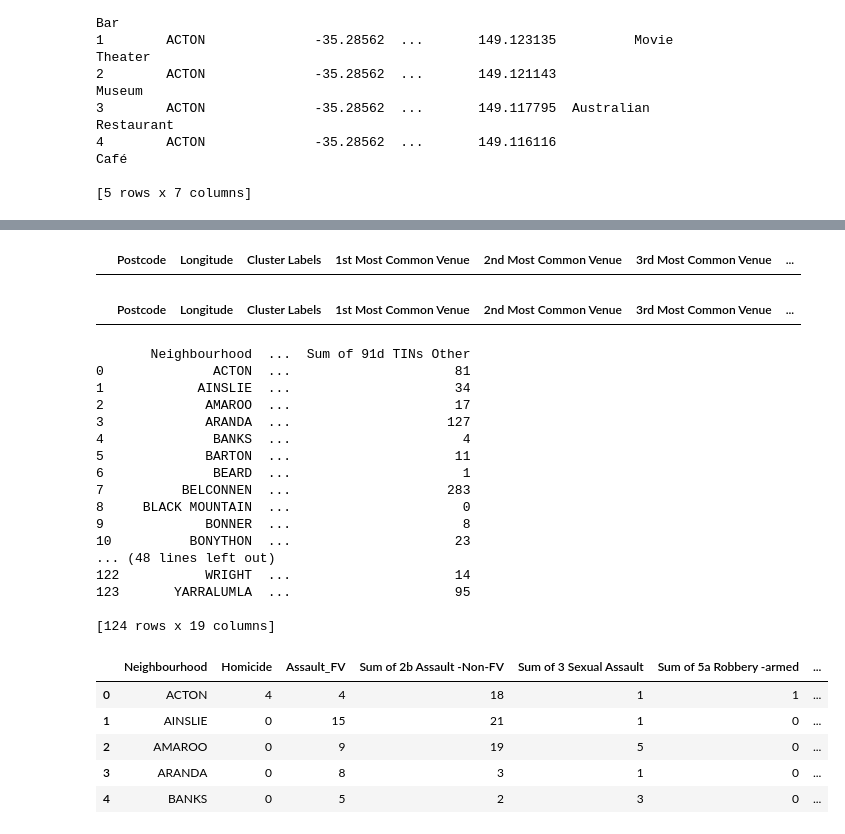
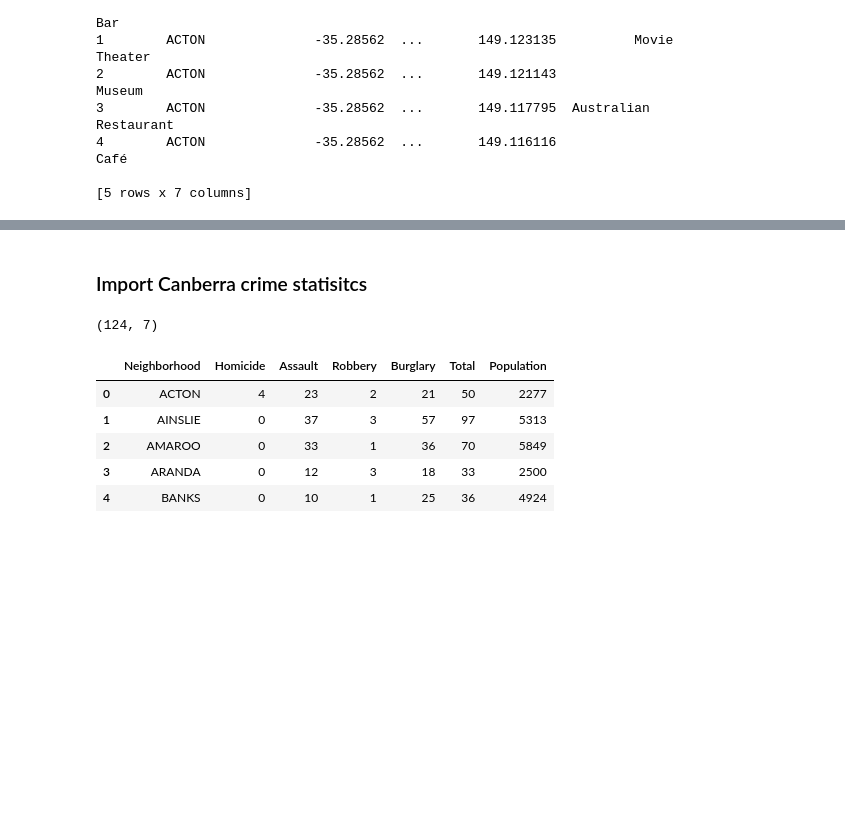
Before and after one commit to MaguireMaName/Coursera_Capstone, a Jupyter notebook: The_Battle_of_Neighborhoods.ipynb, the cells around one changed output, grey strips where cells are left out. Cells and saved outputs as stored; diff of their text form; code cells hidden in the pictures; blank space fills up the shorter version.

```diff
--- a/The_Battle_of_Neighborhoods.ipynb
+++ b/The_Battle_of_Neighborhoods.ipynb
@@ -432,40 +441,16 @@ cbr_merged.loc[cbr_merged['Cluster Labels'] == 3, cbr_merged.columns[[1] + list(
-# %%
-# cluster 4
-cbr_merged.loc[cbr_merged['Cluster Labels'] == 4, cbr_merged.columns[[1] + list(range(5, cbr_merged.shape[1]))]]
-# %% [output]
-|  | Postcode | Longitude | Cluster Labels | 1st Most Common Venue | 2nd Most Common Venue | 3rd Most Common Venue | ... |
-# %%
-# cluster 5
-cbr_merged.loc[cbr_merged['Cluster Labels'] == 5, cbr_merged.columns[[1] + list(range(5, cbr_merged.shape[1]))]]
-# %% [output]
-|  | Postcode | Longitude | Cluster Labels | 1st Most Common Venue | 2nd Most Common Venue | 3rd Most Common Venue | ... |
+# %% [markdown]
+### Import Canberra crime statisitcs
 # %%
 # read in canberra neighbourhoods
 
-cbr_crime = pd.read_csv('Canberra Suburb Crime Stats.csv')
-print(cbr_crime)
-cbr_crime.head()
+cbr_crime = pd.read_excel('Canberra Neighborhoods Crime Stats.xlsx')
+print(cbr_crime.shape) # check dimensions
+cbr_crime.head() # inspect data
 # %% [output]
-       Neighbourhood  ...  Sum of 91d TINs Other
-0              ACTON  ...                     81
-1            AINSLIE  ...                     34
-2             AMAROO  ...                     17
-3             ARANDA  ...                    127
-4              BANKS  ...                      4
-5             BARTON  ...                     11
-6              BEARD  ...                      1
-7          BELCONNEN  ...                    283
-8     BLACK MOUNTAIN  ...                      0
-9             BONNER  ...                      8
-10          BONYTHON  ...                     23
-... (48 lines left out)
-122           WRIGHT  ...                     14
-123       YARRALUMLA  ...                     95
-
-[124 rows x 19 columns]
+(124, 7)
-|  | Neighbourhood | Homicide | Assault_FV | Sum of 2b Assault -Non-FV | Sum of 3 Sexual Assault | Sum of 5a Robbery -armed | ... |
-| 0 | ACTON | 4 | 4 | 18 | 1 | 1 | ... |
-| 1 | AINSLIE | 0 | 15 | 21 | 1 | 0 | ... |
-| 2 | AMAROO | 0 | 9 | 19 | 5 | 0 | ... |
-| 3 | ARANDA | 0 | 8 | 3 | 1 | 0 | ... |
-| 4 | BANKS | 0 | 5 | 2 | 3 | 0 | ... |
+|  | Neighborhood | Homicide | Assault | Robbery | Burglary | Total | Population |
+| 0 | ACTON | 4 | 23 | 2 | 21 | 50 | 2277 |
+| 1 | AINSLIE | 0 | 37 | 3 | 57 | 97 | 5313 |
+| 2 | AMAROO | 0 | 33 | 1 | 36 | 70 | 5849 |
+| 3 | ARANDA | 0 | 12 | 3 | 18 | 33 | 2500 |
+| 4 | BANKS | 0 | 10 | 1 | 25 | 36 | 4924 |
```
Also changed, not shown: parts of 34 cells of this notebook.
